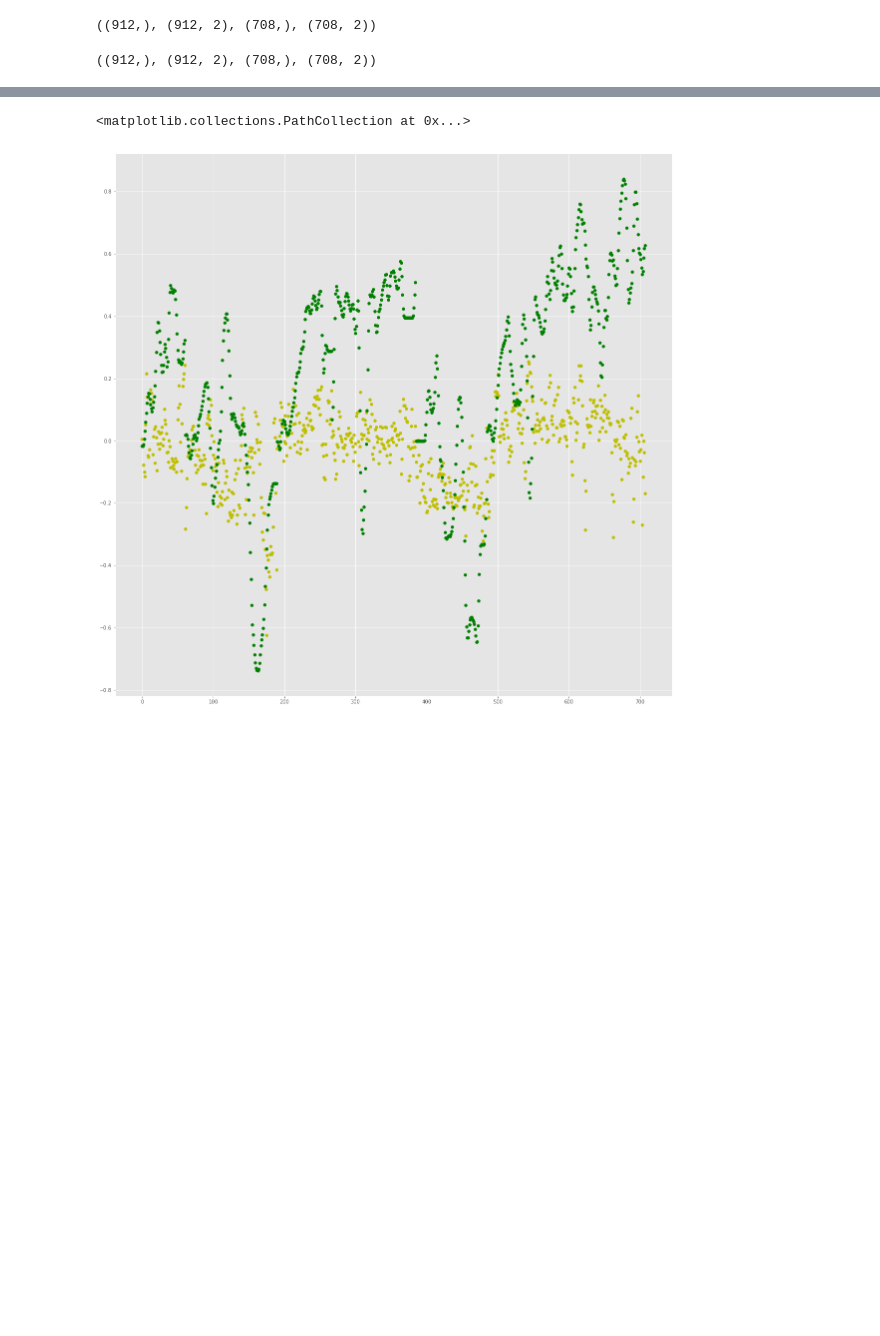
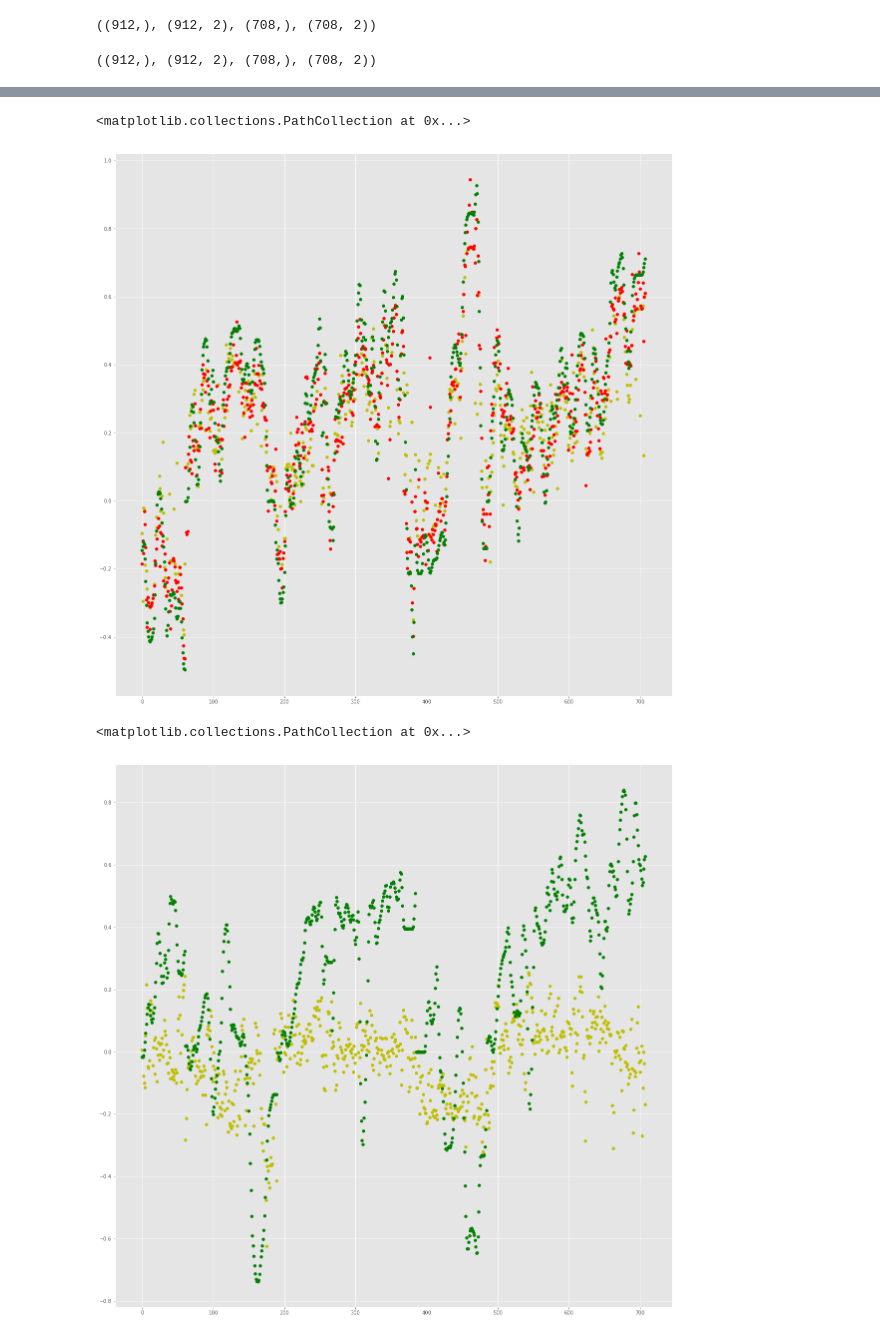
Before and after one commit to yasolix/cinevis, a Jupyter notebook: mediaeval/Valence-Arousal Prediction-ibm.ipynb, the cells around one changed output, grey strips where cells are left out. Cells and saved outputs as stored; diff of their text form; code cells hidden in the pictures; blank space fills up the shorter version.

```diff
--- a/mediaeval/Valence-Arousal Prediction-ibm.ipynb
+++ b/mediaeval/Valence-Arousal Prediction-ibm.ipynb
@@ -1179,0 +1193,5 @@ y_pred_meanV = np.mean(np.transpose([y_pred_visV_test,y_pred_audV_test]),axis=1)
+# %%
+%%time
+y_pred_aa_test,mse,prs,pipe4aa = evaluate_pipe(pipe_audio_arousal,
+                                   allXa_train,allya_train[['MeanArousal']],
+                                   testXa,testy[['MeanArousal']])
@@ -1179,0 +1206,5 @@ y_pred_meanV = np.mean(np.transpose([y_pred_visV_test,y_pred_audV_test]),axis=1)
+# %%
+%%time
+y_pred_av_test,mse,prs,pipe3av = evaluate_pipe(pipe_visual_arousal,
+                                   allXv_train,ally_train[['MeanArousal']],
+                                   testXv,testy[['MeanArousal']])
@@ -1180,2 +1256,10 @@ y_pred_meanV = np.mean(np.transpose([y_pred_visV_test,y_pred_audV_test]),axis=1)
+# %%
+plt.figure(figsize=(20,20))
+plt.scatter(range(len(testy)),y_pred_aa_test,c='y')
+plt.scatter(range(len(testy)),y_pred_av_test,c='r')
+plt.scatter(range(len(testy)),df2mat(testy[['MeanArousal']]),c='g')
+# %% [output]
+<matplotlib.collections.PathCollection at 0x...>
+[figure, added]
 # %%
 plt.figure(figsize=(20,20))
```
Also changed, not shown: parts of 24 cells of this notebook, 1 other file.
